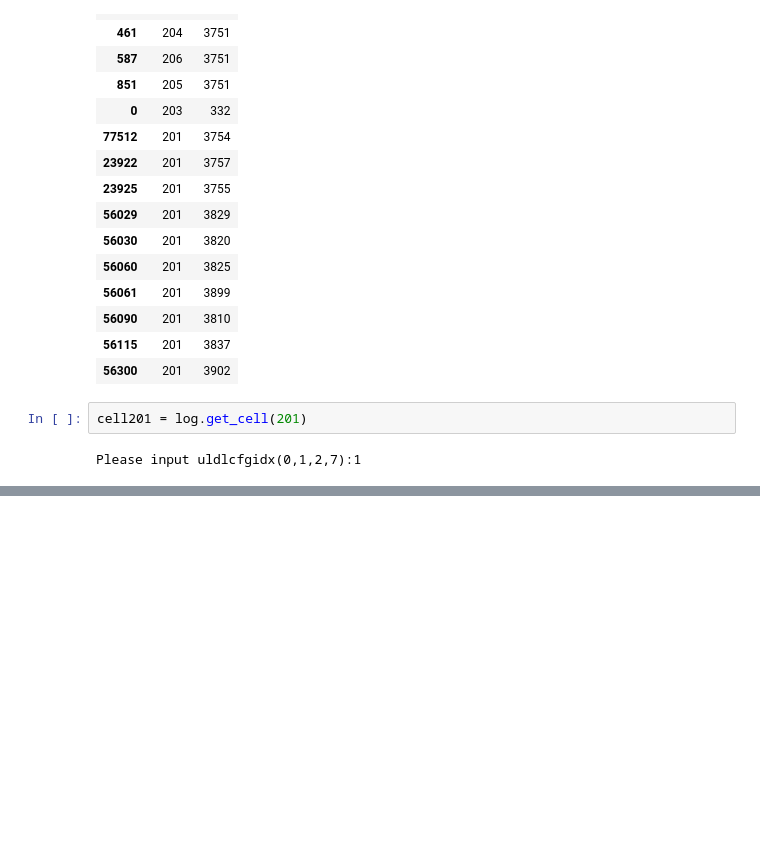
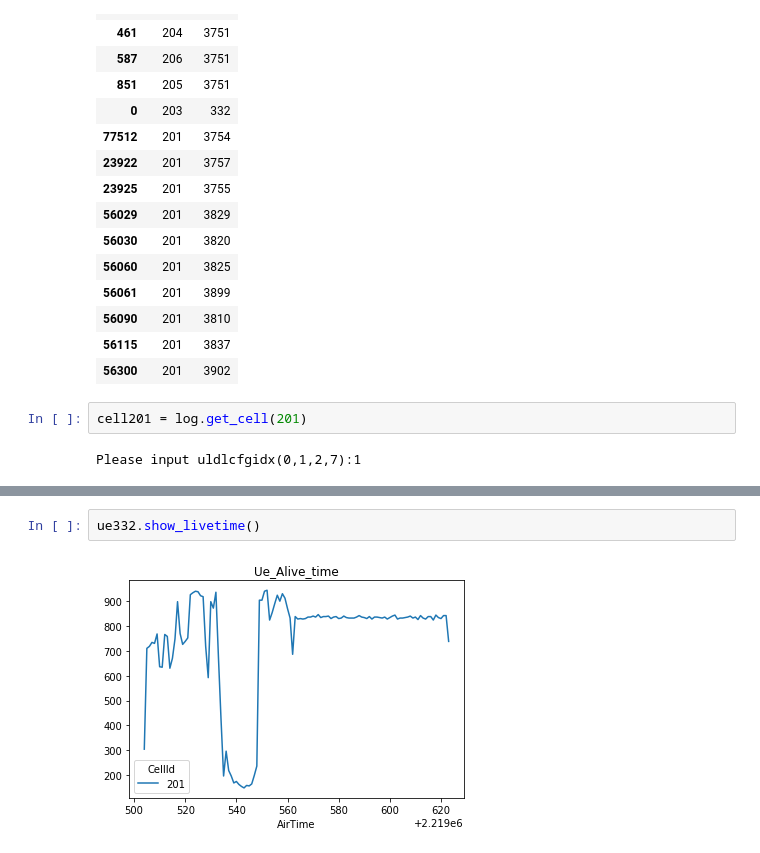
Before and after one commit to HonghaiJia/loganalysis, a Jupyter notebook: notebooks/lte/ulschd/Untitled.ipynb, the cells around one changed output, grey strips where cells are left out. Saved outputs shown, nothing was run; the diff lists cells and outputs as text; blank space fills up the shorter version.

```diff
--- a/notebooks/lte/ulschd/Untitled.ipynb
+++ b/notebooks/lte/ulschd/Untitled.ipynb
@@ -58,0 +92,4 @@ cell201.show_ue_livetime()
+# %%
+ue332.show_livetime()
+# %% [output]
+[figure, added]
```
Also changed, not shown: parts of 11 cells of this notebook, 2 other files.
